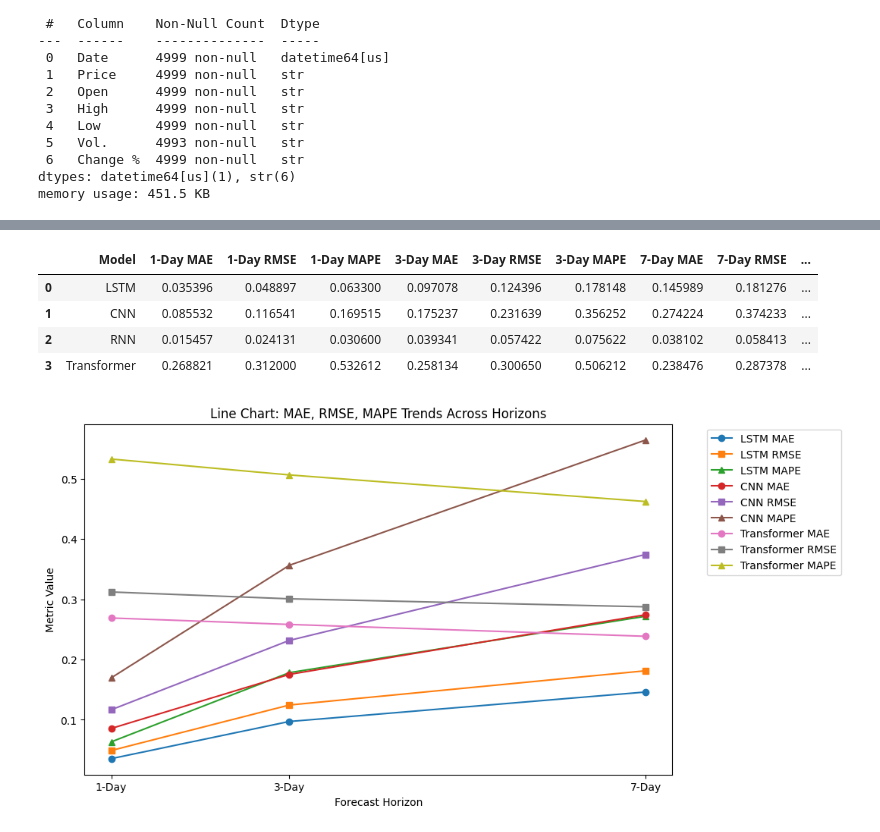
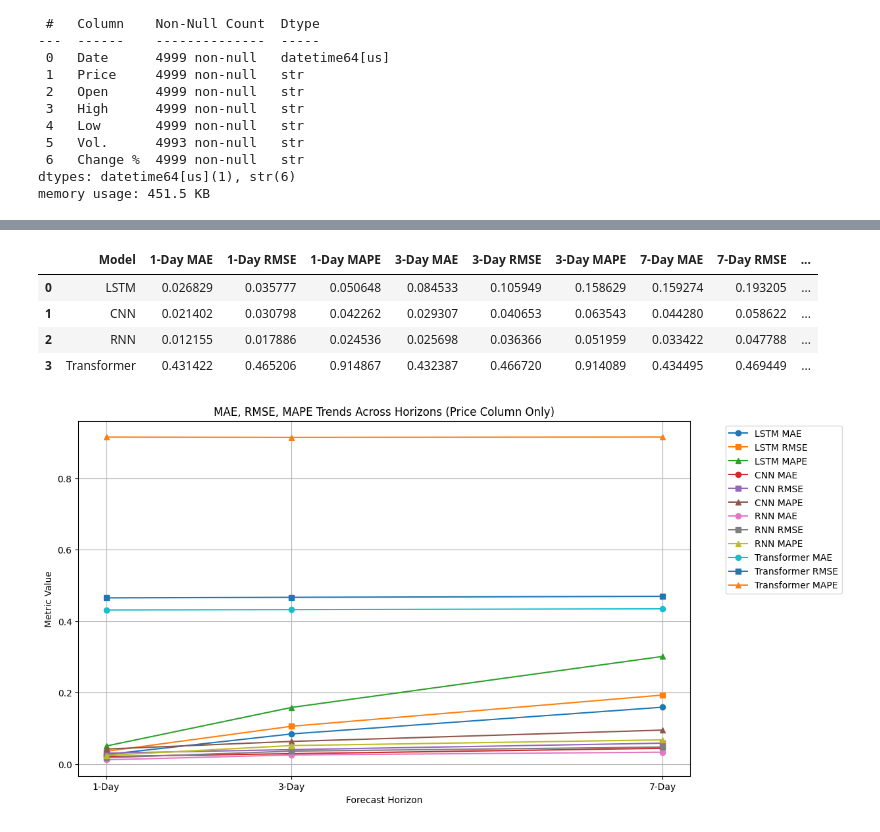
Before and after one commit to tejasreerani/CryptoCast_-Multi-Horizon-Bitcoin-Price-Forecasting-Using-Deep-Learning, a Jupyter notebook: Analysis.ipynb, the cells around one changed output, grey strips where cells are left out. Saved outputs shown, nothing was run; the diff lists cells and outputs as text; code cells hidden in the pictures.

```diff
--- a/Analysis.ipynb
+++ b/Analysis.ipynb
@@ -218,10 +159,9 @@ Model: "sequential"
 
 history_lstm = lstm_model.fit(
     X_train, y_train,
-    epochs=50,          # you can increase epochs if needed
-    batch_size=32,
-    verbose=1,
-    validation_split=0.1
+    epochs=50, batch_size=32,
+    validation_split=0.1,
+    verbose=1
 )
 # %% [output]
 Epoch 1/50
@@ -582,22 +465,18 @@ for i, horizon in enumerate(["1-day", "3-day", "7-day"]):
 # build model
 
 from tensorflow.keras.models import Model
-from tensorflow.keras.layers import Input, Dense, Reshape, MultiHeadAttention, LayerNormalization, Flatten
+from tensorflow.keras.layers import Input, MultiHeadAttention, LayerNormalization, Flatten, Dense, Reshape
 
-# Input layer
-inputs = Input(shape=(seq_length, len(numeric_cols)))
-
-# Transformer block
+# Build Transformer model
+inputs = Input(shape=(seq_length,1))
 attention = MultiHeadAttention(num_heads=4, key_dim=16)(inputs, inputs)
 attention = LayerNormalization(epsilon=1e-6)(attention)
 
-# Flatten + Dense
 flat = Flatten()(attention)
-dense = Dense(3 * len(numeric_cols))(flat)
-outputs = Reshape((3, len(numeric_cols)))(dense)
+dense = Dense(3)(flat)
+outputs = Reshape((3,1))(dense)
 
-# Build model
 transformer_model = Model(inputs=inputs, outputs=outputs)
-transformer_model.compile(loss="mean_squared_error", optimizer="adam")
+transformer_model.compile(loss="mse", optimizer="adam")
 transformer_model.summary()
 # %% [output]
@@ -770,40 +653,59 @@ Best model for 7-Day MAE: RNN (MAE=0.0381)
 # %%
-# highlighting best model
+# Highlighting the best model (lowest MAE) for each horizon
 
 def highlight_best(s):
     is_min = s == s.min()
     return ['color: red; font-weight: bold' if v else '' for v in is_min]
 
-df_results.style.apply(highlight_best, subset=["1-Day MAE", "3-Day MAE", "7-Day MAE"])
+df_results.style.apply(
+    highlight_best,
+    subset=["1-Day MAE", "3-Day MAE", "7-Day MAE"]
+)
 # %% [output]
 |  | Model | 1-Day MAE | 1-Day RMSE | 1-Day MAPE | 3-Day MAE | 3-Day RMSE | 3-Day MAPE | 7-Day MAE | 7-Day RMSE | ... |
-| 0 | LSTM | 0.035396 | 0.048897 | 0.063300 | 0.097078 | 0.124396 | 0.178148 | 0.145989 | 0.181276 | ... |
-| 1 | CNN | 0.085532 | 0.116541 | 0.169515 | 0.175237 | 0.231639 | 0.356252 | 0.274224 | 0.374233 | ... |
-| 2 | RNN | 0.015457 | 0.024131 | 0.030600 | 0.039341 | 0.057422 | 0.075622 | 0.038102 | 0.058413 | ... |
-| 3 | Transformer | 0.268821 | 0.312000 | 0.532612 | 0.258134 | 0.300650 | 0.506212 | 0.238476 | 0.287378 | ... |
+| 0 | LSTM | 0.026829 | 0.035777 | 0.050648 | 0.084533 | 0.105949 | 0.158629 | 0.159274 | 0.193205 | ... |
+| 1 | CNN | 0.021402 | 0.030798 | 0.042262 | 0.029307 | 0.040653 | 0.063543 | 0.044280 | 0.058622 | ... |
+| 2 | RNN | 0.012155 | 0.017886 | 0.024536 | 0.025698 | 0.036366 | 0.051959 | 0.033422 | 0.047788 | ... |
+| 3 | Transformer | 0.431422 | 0.465206 | 0.914867 | 0.432387 | 0.466720 | 0.914089 | 0.434495 | 0.469449 | ... |
 # %%
+# Trend Line Chart
+
+import matplotlib.pyplot as plt
+
+# Horizons and x-axis values
 horizons = ["1-Day", "3-Day", "7-Day"]
 x = [1, 3, 7]
 
-plt.figure(figsize=(10,6))
+plt.figure(figsize=(12,7))
+
+# LSTM metrics
 plt.plot(x, [mae_lstm_1, mae_lstm_3, mae_lstm_7], marker='o', label="LSTM MAE")
 plt.plot(x, [rmse_lstm_1, rmse_lstm_3, rmse_lstm_7], marker='s', label="LSTM RMSE")
 plt.plot(x, [mape_lstm_1, mape_lstm_3, mape_lstm_7], marker='^', label="LSTM MAPE")
 
+# CNN metrics
 plt.plot(x, [mae_cnn_1, mae_cnn_3, mae_cnn_7], marker='o', label="CNN MAE")
 plt.plot(x, [rmse_cnn_1, rmse_cnn_3, rmse_cnn_7], marker='s', label="CNN RMSE")
 plt.plot(x, [mape_cnn_1, mape_cnn_3, mape_cnn_7], marker='^', label="CNN MAPE")
 
+# RNN metrics
+plt.plot(x, [mae_rnn_1, mae_rnn_3, mae_rnn_7], marker='o', label="RNN MAE")
+plt.plot(x, [rmse_rnn_1, rmse_rnn_3, rmse_rnn_7], marker='s', label="RNN RMSE")
+plt.plot(x, [mape_rnn_1, mape_rnn_3, mape_rnn_7], marker='^', label="RNN MAPE")
+
+# Transformer metrics
 plt.plot(x, [mae_transformer_1, mae_transformer_3, mae_transformer_7], marker='o', label="Transformer MAE")
 plt.plot(x, [rmse_transformer_1, rmse_transformer_3, rmse_transformer_7], marker='s', label="Transformer RMSE")
 plt.plot(x, [mape_transformer_1, mape_transformer_3, mape_transformer_7], marker='^', label="Transformer MAPE")
 
+# Formatting
 plt.xticks(x, horizons)
-plt.title("Line Chart: MAE, RMSE, MAPE Trends Across Horizons")
+plt.title("MAE, RMSE, MAPE Trends Across Horizons (Price Column Only)")
 plt.xlabel("Forecast Horizon")
 plt.ylabel("Metric Value")
 plt.legend(bbox_to_anchor=(1.05, 1), loc="upper left")
+plt.grid(True)
 plt.show()
 # %% [output]
-[figure, old version]
+[figure, new version]
 # %%
```
Also changed, not shown: parts of 39 cells of this notebook, 6 other files.
